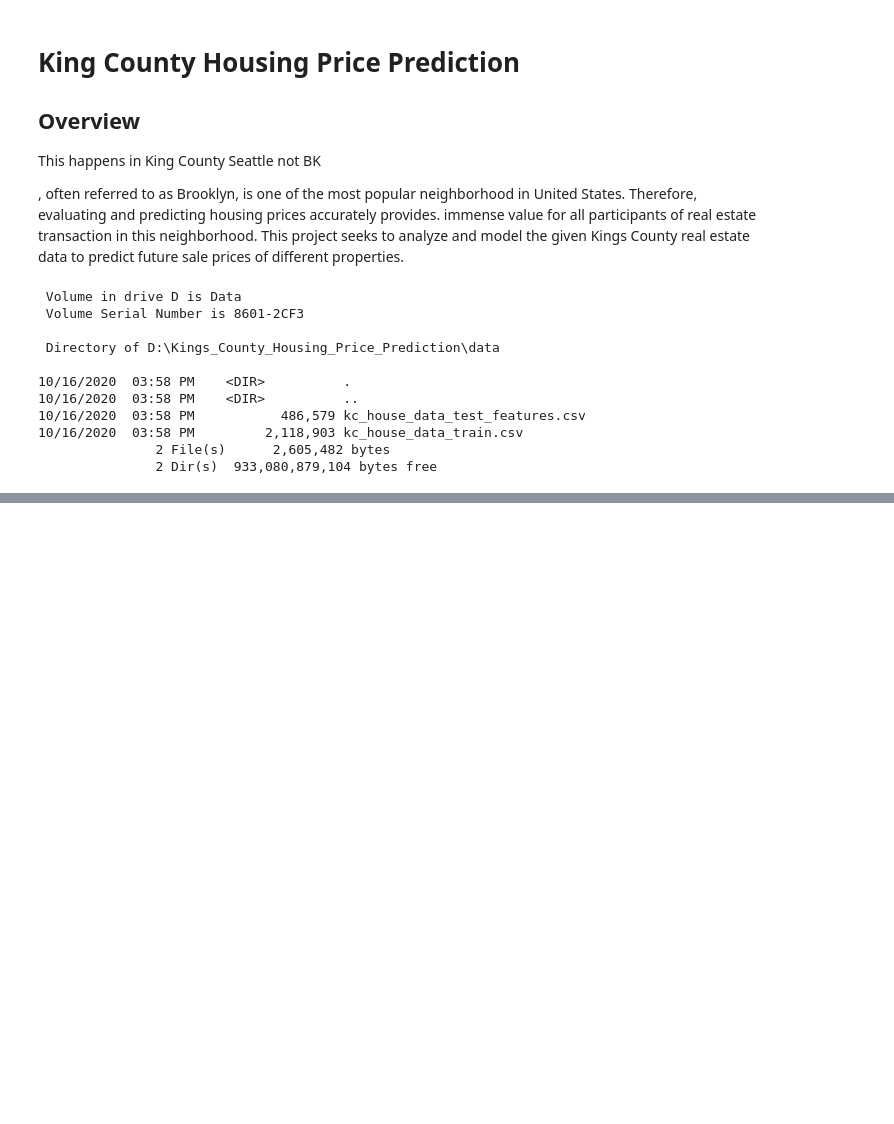
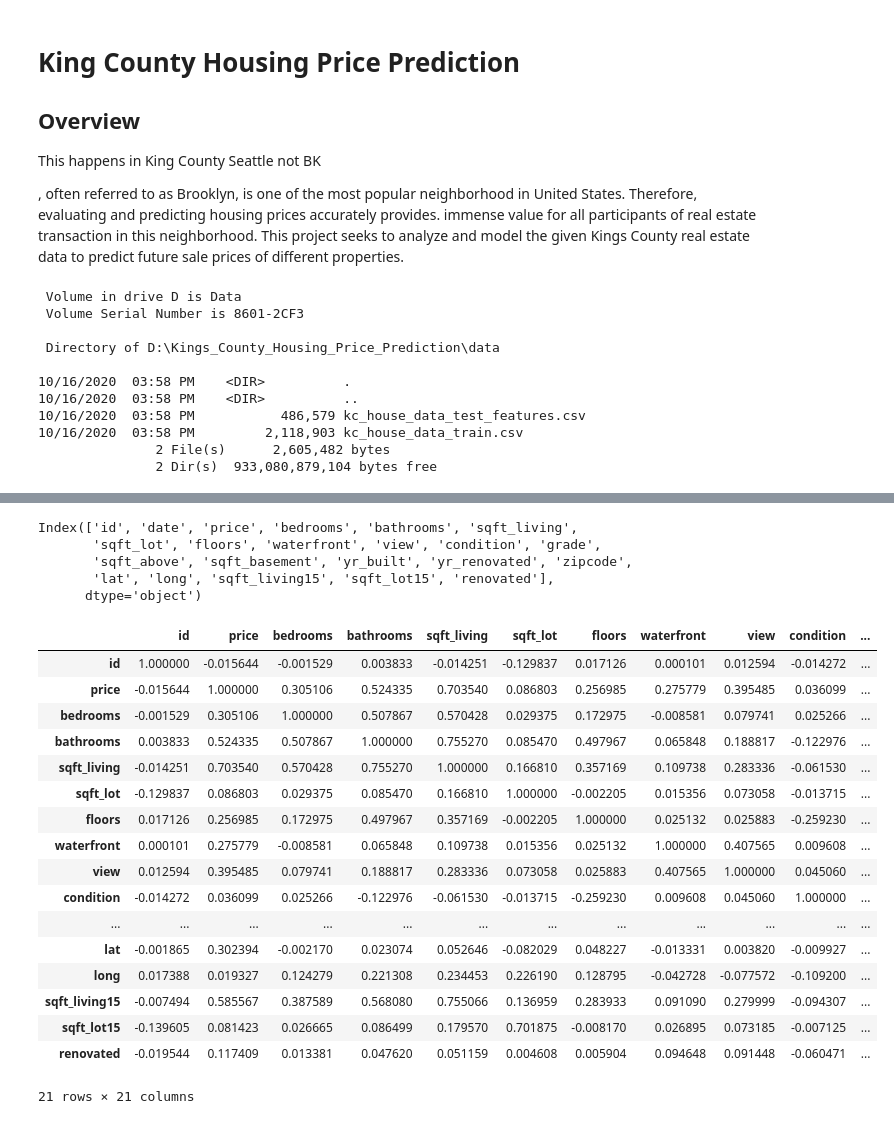
Before and after one commit to yunghanjeong/King_County_Housing_Price_Prediction, a Jupyter notebook: housing_price_prediction.ipynb, the cells around one changed output, grey strips where cells are left out. Cells and saved outputs as stored; diff of their text form; code cells hidden in the pictures; blank space fills up the shorter version.

```diff
--- a/housing_price_prediction.ipynb
+++ b/housing_price_prediction.ipynb
@@ -39,0 +97,29 @@ kc_df.head()
+# %%
+kc_df.columns
+# %% [output]
+Index(['id', 'date', 'price', 'bedrooms', 'bathrooms', 'sqft_living',
+       'sqft_lot', 'floors', 'waterfront', 'view', 'condition', 'grade',
+       'sqft_above', 'sqft_basement', 'yr_built', 'yr_renovated', 'zipcode',
+       'lat', 'long', 'sqft_living15', 'sqft_lot15', 'renovated'],
+      dtype='object')
+# %%
+kc_df.corr()
+# %% [output]
+|  | id | price | bedrooms | bathrooms | sqft_living | sqft_lot | floors | waterfront | view | condition | ... |
+| id | 1.000000 | -0.015644 | -0.001529 | 0.003833 | -0.014251 | -0.129837 | 0.017126 | 0.000101 | 0.012594 | -0.014272 | ... |
+| price | -0.015644 | 1.000000 | 0.305106 | 0.524335 | 0.703540 | 0.086803 | 0.256985 | 0.275779 | 0.395485 | 0.036099 | ... |
+| bedrooms | -0.001529 | 0.305106 | 1.000000 | 0.507867 | 0.570428 | 0.029375 | 0.172975 | -0.008581 | 0.079741 | 0.025266 | ... |
+| bathrooms | 0.003833 | 0.524335 | 0.507867 | 1.000000 | 0.755270 | 0.085470 | 0.497967 | 0.065848 | 0.188817 | -0.122976 | ... |
+| sqft_living | -0.014251 | 0.703540 | 0.570428 | 0.755270 | 1.000000 | 0.166810 | 0.357169 | 0.109738 | 0.283336 | -0.061530 | ... |
+| sqft_lot | -0.129837 | 0.086803 | 0.029375 | 0.085470 | 0.166810 | 1.000000 | -0.002205 | 0.015356 | 0.073058 | -0.013715 | ... |
+| floors | 0.017126 | 0.256985 | 0.172975 | 0.497967 | 0.357169 | -0.002205 | 1.000000 | 0.025132 | 0.025883 | -0.259230 | ... |
+| waterfront | 0.000101 | 0.275779 | -0.008581 | 0.065848 | 0.109738 | 0.015356 | 0.025132 | 1.000000 | 0.407565 | 0.009608 | ... |
+| view | 0.012594 | 0.395485 | 0.079741 | 0.188817 | 0.283336 | 0.073058 | 0.025883 | 0.407565 | 1.000000 | 0.045060 | ... |
+| condition | -0.014272 | 0.036099 | 0.025266 | -0.122976 | -0.061530 | -0.013715 | -0.259230 | 0.009608 | 0.045060 | 1.000000 | ... |
+| ... | ... | ... | ... | ... | ... | ... | ... | ... | ... | ... | ... |
+| lat | -0.001865 | 0.302394 | -0.002170 | 0.023074 | 0.052646 | -0.082029 | 0.048227 | -0.013331 | 0.003820 | -0.009927 | ... |
+| long | 0.017388 | 0.019327 | 0.124279 | 0.221308 | 0.234453 | 0.226190 | 0.128795 | -0.042728 | -0.077572 | -0.109200 | ... |
+| sqft_living15 | -0.007494 | 0.585567 | 0.387589 | 0.568080 | 0.755066 | 0.136959 | 0.283933 | 0.091090 | 0.279999 | -0.094307 | ... |
+| sqft_lot15 | -0.139605 | 0.081423 | 0.026665 | 0.086499 | 0.179570 | 0.701875 | -0.008170 | 0.026895 | 0.073185 | -0.007125 | ... |
+| renovated | -0.019544 | 0.117409 | 0.013381 | 0.047620 | 0.051159 | 0.004608 | 0.005904 | 0.094648 | 0.091448 | -0.060471 | ... |
+21 rows × 21 columns
```
Also changed, not shown: parts of 13 cells of this notebook.
